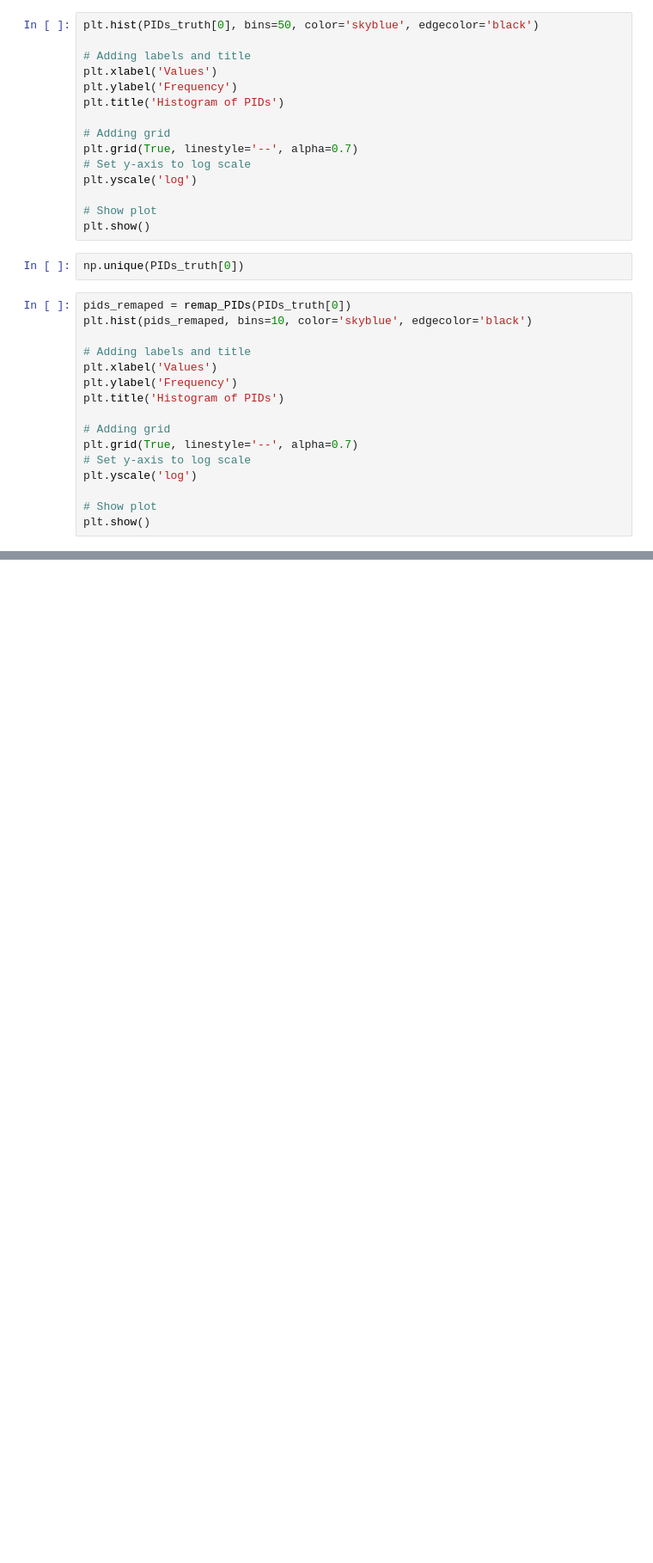
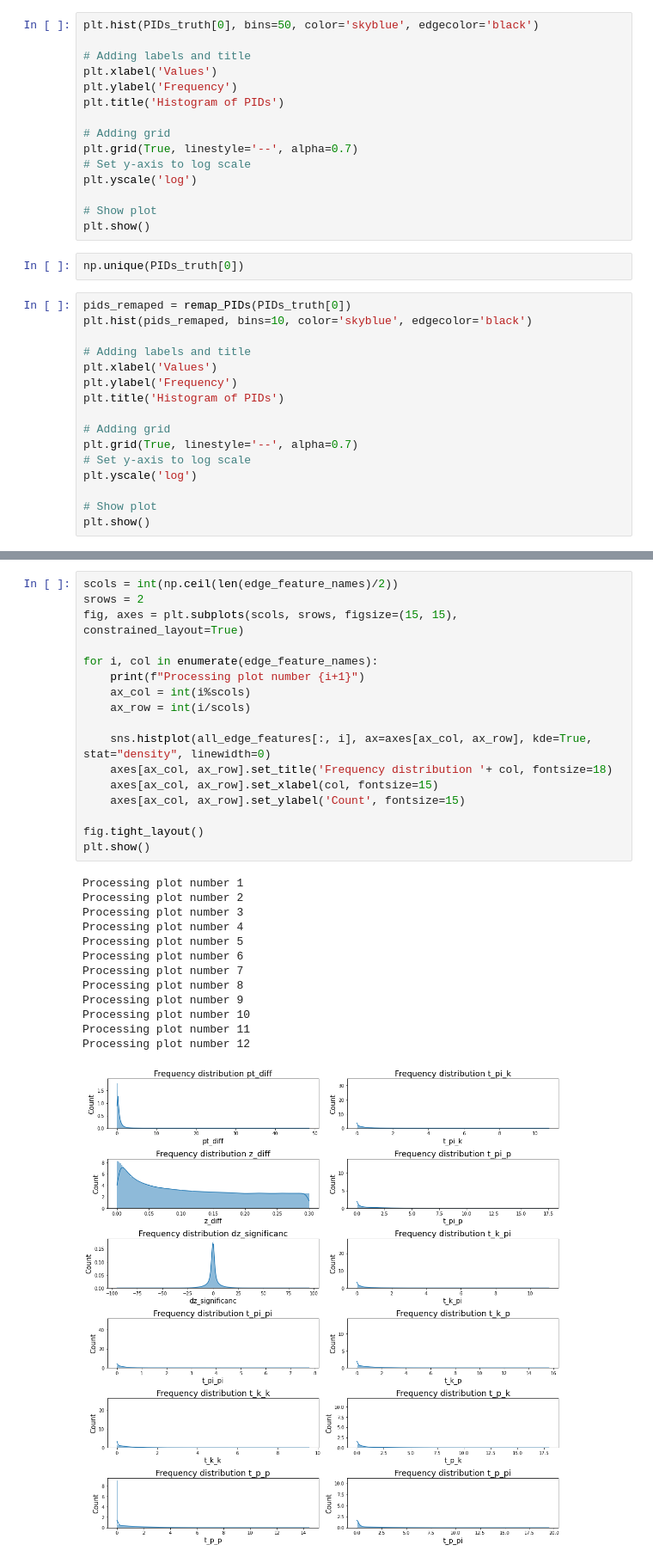
Before and after one commit to jejarosl/GNNVertexing, a Jupyter notebook: DataPreprocessing.ipynb, the cells around one changed output, grey strips where cells are left out. Shown at 86% size. Saved outputs shown, nothing was run; the diff lists cells and outputs as text; blank space fills up the shorter version.

```diff
--- a/DataPreprocessing.ipynb
+++ b/DataPreprocessing.ipynb
@@ -363,0 +704,31 @@ plt.show()
+# %%
+scols = int(np.ceil(len(edge_feature_names)/2))
+srows = 2
+fig, axes = plt.subplots(scols, srows, figsize=(15, 15), constrained_layout=True)
+
+for i, col in enumerate(edge_feature_names):
+    print(f"Processing plot number {i+1}")
+    ax_col = int(i%scols)
+    ax_row = int(i/scols)
+
+    sns.histplot(all_edge_features[:, i], ax=axes[ax_col, ax_row], kde=True, stat="density", linewidth=0)
+    axes[ax_col, ax_row].set_title('Frequency distribution '+ col, fontsize=18)
+    axes[ax_col, ax_row].set_xlabel(col, fontsize=15)
+    axes[ax_col, ax_row].set_ylabel('Count', fontsize=15)
+
+fig.tight_layout()
+plt.show()
+# %% [output]
+Processing plot number 1
+Processing plot number 2
+Processing plot number 3
+Processing plot number 4
+Processing plot number 5
+Processing plot number 6
+Processing plot number 7
+Processing plot number 8
+Processing plot number 9
+Processing plot number 10
+Processing plot number 11
+Processing plot number 12
+[figure, added]
```
Also changed, not shown: parts of 17 cells of this notebook.
